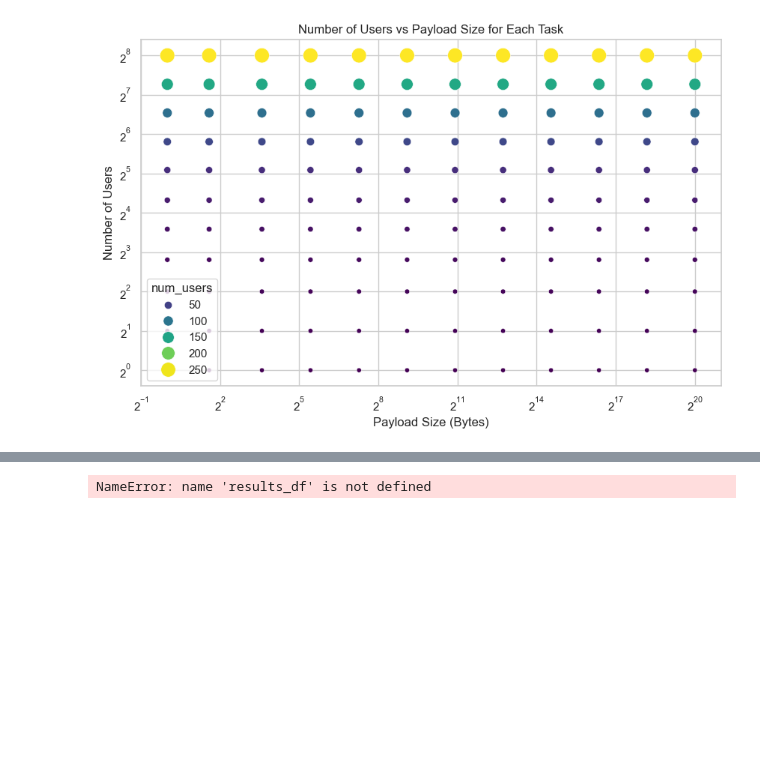
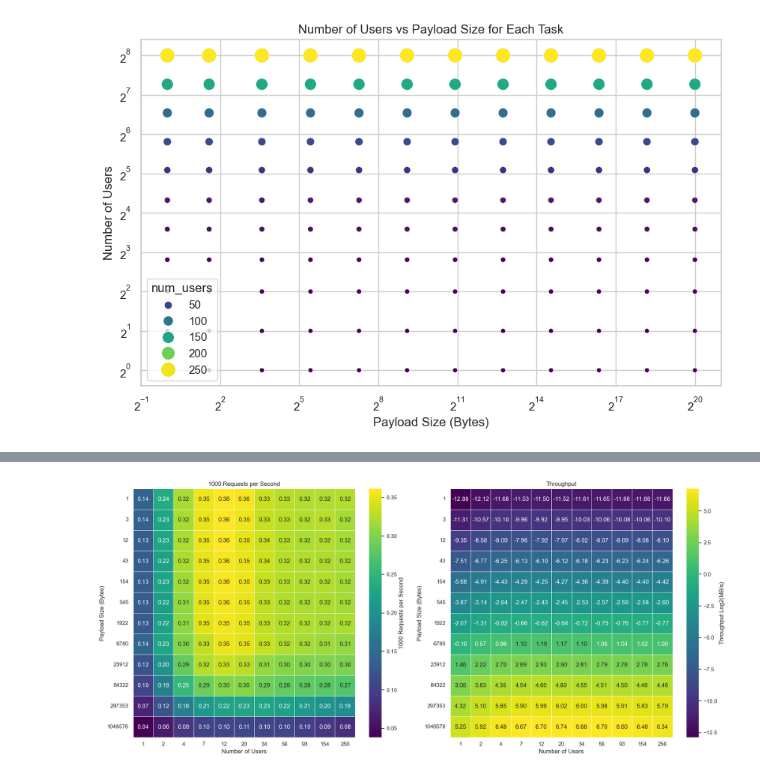
Before and after one commit to psaghelyi/pystorage, a Jupyter notebook: analysis/testing.ipynb, the cells around one changed output, grey strips where cells are left out. Drawn from its saved outputs; the diff is of its cells as text; code cells hidden in the pictures; blank space fills up the shorter version.

```diff
--- a/analysis/testing.ipynb
+++ b/analysis/testing.ipynb
@@ -231,34 +249,35 @@ pd.reset_option('display.max_rows')
 # %%
 # Add columns for requests per second and requests per second
 results_df['requests_per_second'] = results_df['total_requests'] / run_time_seconds / 1000
 
 #results_df['avg_response_time_per_user'] = results_df['avg_response_time'] / results_df['num_users']
 results_df['med_response_time_per_user'] = results_df['med_response_time'] / results_df['num_users']
 results_df['throughput'] = results_df['total_requests'] / run_time_seconds * results_df['payload_size'] / 1024 / 1024 # MB/s
 
 # Pivot the DataFrames for the heatmaps
 heatmap_data_rps = results_df.pivot(index="payload_size", columns="num_users", values="requests_per_second")
 heatmap_data_rt = results_df.pivot(index="payload_size", columns="num_users", values="throughput")
 
 # Set up the matplotlib figure
 fig, axes = plt.subplots(nrows=1, ncols=2, figsize=(18, 8))
 
 # Draw the heatmap for average response time
 sns.heatmap(heatmap_data_rps, cmap="viridis", annot=True, fmt=".2f", linewidths=.5, cbar_kws={"label": "1000 Requests per Second"}, ax=axes[0])
 axes[0].set_title('1000 Requests per Second')
 axes[0].set_xlabel('Number of Users')
 axes[0].set_ylabel('Payload Size (Bytes)')
 
 # Draw the heatmap for requests per second per user
-sns.heatmap(heatmap_data_rt, cmap="viridis_r", annot=True, fmt=".2f", linewidths=.5, cbar_kws={"label": "Throughput (MB/s)"}, ax=axes[1])
+log_heatmap_data = np.log2(heatmap_data_rt + 1e-6)
+sns.heatmap(log_heatmap_data, cmap="viridis", annot=True, fmt=".2f", linewidths=.5, cbar_kws={"label": "Throughput Log2(MB/s)"}, ax=axes[1])
 axes[1].set_title('Throughput')
 axes[1].set_xlabel('Number of Users')
 axes[1].set_ylabel('Payload Size (Bytes)')
 
 plt.tight_layout()
 plt.show()
 # %% [output]
-NameError: name 'results_df' is not defined
+[figure, added]
 # %%
 print( results_df['num_users'])
 # %% [output]
```
Also changed, not shown: parts of 5 cells of this notebook, 5 other files.
